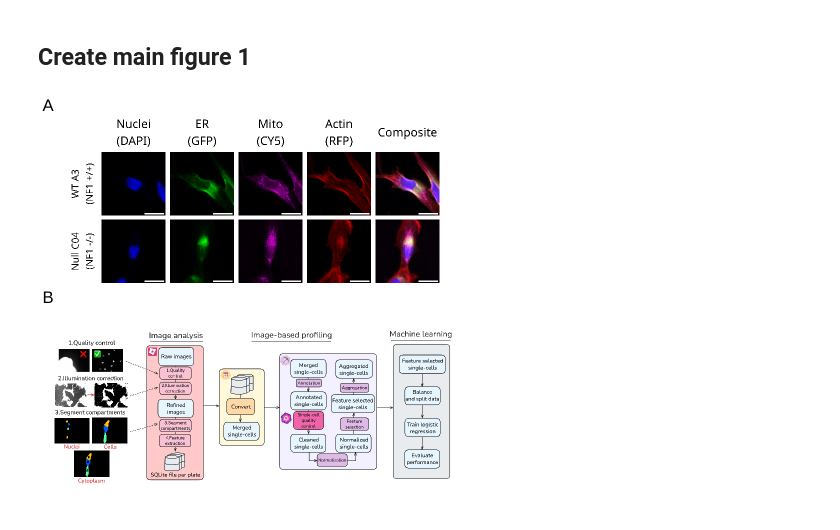
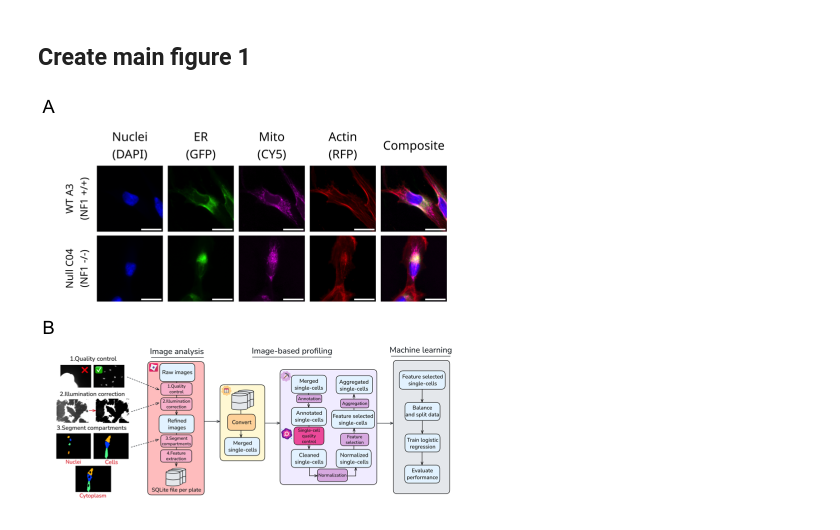
Before and after one commit to mtalbot-texas/nf1_schwann_cell_morphology_signature, a Jupyter notebook: 4.figures/main_figure_1/3.main_figure_1.ipynb, the cells around one changed output. Drawn from its saved outputs; the diff is of its cells as text; code cells hidden in the pictures.

```diff
--- a/4.figures/main_figure_1/3.main_figure_1.ipynb
+++ b/4.figures/main_figure_1/3.main_figure_1.ipynb
@@ -76,15 +69,17 @@ genotype_montage
 ## Create main figure 1
 # %%
 fig_1_gg <- (
-  genotype_montage /
-  workflow
-) + plot_layout(heights = c(1, 1.15)) +
-  plot_annotation(tag_levels = "A") &
-  theme(plot.tag = element_text(size = 20))
+    (
+        free(genotype_montage, type = "label") / workflow
+    )
+    + plot_layout(heights = c(1, 0.85))
+    + plot_annotation(tag_levels = "A")
+    & theme(plot.tag = element_text(size = 22))
+)
 
 # Save or display the plot
-ggsave(output_main_figure_1, plot = fig_1_gg, dpi = 500, height = 10, width = 10)
+ggsave(output_main_figure_1, plot = fig_1_gg, dpi = 500, height = 8.2, width = 9.2)
 
 fig_1_gg
 # %% [output]
-[figure, old version]
+[figure, new version]
```
Also changed, not shown: parts of 3 cells of this notebook, 2 other files.
